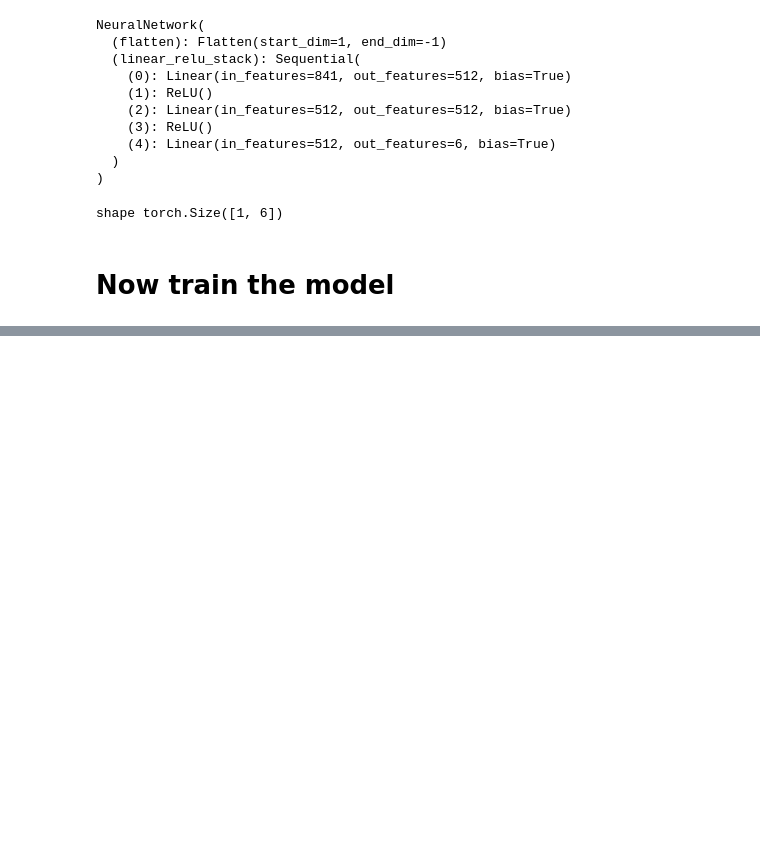
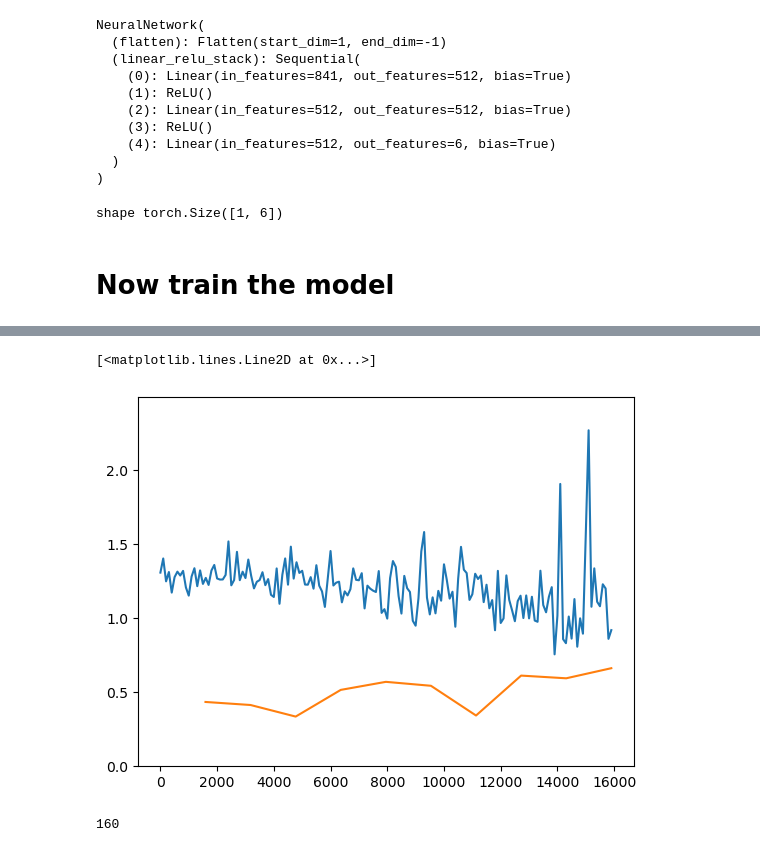
Before and after one commit to Jintram/Cheeky-cells, a Jupyter notebook: data_and_model_training.ipynb, the cells around one changed output, grey strips where cells are left out. Saved outputs shown, nothing was run; the diff lists cells and outputs as text; code cells hidden in the pictures; blank space fills up the shorter version.

Commit message:
±60% accuracy on unweighed samples, added manual shuffling and weighed sampling

```diff
--- a/data_and_model_training.ipynb
+++ b/data_and_model_training.ipynb
@@ -236,7 +307,7 @@ model = NeuralNetwork()
     # - learning rate: how much to update models parameters at each batch/epoc;
         # I'm guessing this is some factor sets the size of W updates.
 
-learning_rate = 1e-3
+learning_rate = 1e-1 # 1e-3
 batch_size = 64
 epochs = 5
 
@@ -247,13 +318,14 @@ optimizer = torch.optim.SGD(model.parameters(), lr=learning_rate)
 # %%
 # The training loop is custom coded
 
-TOTAL_SAMPLES     = 100_000
-TOTAL_TESTSAMPLES = 10_000
+TOTAL_SAMPLES     = int(100_000)
+TOTAL_TESTSAMPLES = int(10_000)
 NUM_TESTBATCHES = int(np.ceil(TOTAL_TESTSAMPLES/64))
 
 def train_loop(dataloader, model, loss_fn, optimizer):
 
     size = len(dataloader.dataset)
+    loss_tracker = []
     # Set the model to training mode - important for batch normalization and dropout layers
     # Unnecessary in this situation but added for best practices
 
@@ -271,6 +343,7 @@ def train_loop(dataloader, model, loss_fn, optimizer):
 
         if batch % 100 == 0:
             loss, current = loss.item(), batch * batch_size + len(X)
+            loss_tracker.append(loss)
             #print(f"loss: {loss:>7f}  [{current:>5d}/{size:>5d}]")
             print(f"loss: {loss:>7f}  [{current:>5d}/{TOTAL_SAMPLES:>5d}]")
 
@@ -278,11 +351,13 @@ def train_loop(dataloader, model, loss_fn, optimizer):
             print('Epoch done')
             break
 
+    return loss_tracker
+
 def test_loop(dataloader, model, loss_fn):
     # Set the model to evaluation mode - important for batch normalization and dropout layers
     # Unnecessary in this situation but added for best practices
     model.eval()
-    size = len(dataloader.dataset)
+    size = NUM_TESTBATCHES*64 # len(dataloader.dataset)
     num_batches = NUM_TESTBATCHES # len(dataloader)
     test_loss, correct = 0, 0
 
@@ -306,6 +381,8 @@ def test_loop(dataloader, model, loss_fn):
     test_loss /= num_batches
     correct /= size
     print(f"Test Error: \n Accuracy: {(100*correct):>0.1f}%, Avg loss: {test_loss:>8f} \n")
+
+    return correct
 # %%
 # Now actually execute the training
 
@@ -313,10 +390,15 @@ loss_fn = nn.CrossEntropyLoss()
 optimizer = torch.optim.SGD(model.parameters(), lr=learning_rate)
 
 epochs = 10
+list_loss_tracker = []
+list_correct = []
 for t in range(epochs):
     print(f"Epoch {t+1}\n-------------------------------")
-    train_loop(train_loader, model, loss_fn, optimizer)
-    test_loop(val_loader, model, loss_fn)
+    loss_tracker = train_loop(train_loader, model, loss_fn, optimizer)
+    current_correct  = test_loop(val_loader, model, loss_fn)
+
+    list_loss_tracker.append(loss_tracker)
+    list_correct.append(current_correct)
 print("Done!")
 
 # estimated training time:
@@ -375,0 +439,23 @@ tensor([-0.0184,  0.1628,  0.1067,  0.0011,  0.0774,  0.1326])
+# %%
+# Plot list_loss_tracker
+
+import matplotlib.pyplot as plt
+import numpy as np
+
+datay = np.array(list_loss_tracker).flatten()
+datax = np.array(range(len(datay)))*100
+plt.plot(datax, datay)
+plt.ylim([0, np.max(datay)*1.1])
+datax[-1]
+
+# and also plot the list_correct
+data_correctx = np.linspace(datax[-1]/10, datax[-1], 10)
+data_correcty = np.array(list_correct)
+plt.plot(data_correctx, data_correcty)
+# %% [output]
+[<matplotlib.lines.Line2D at 0x...>]
+[figure, added]
+# %%
+len()
+# %% [output]
+160
```
Also changed, not shown: parts of 16 cells of this notebook, 2 other files.
